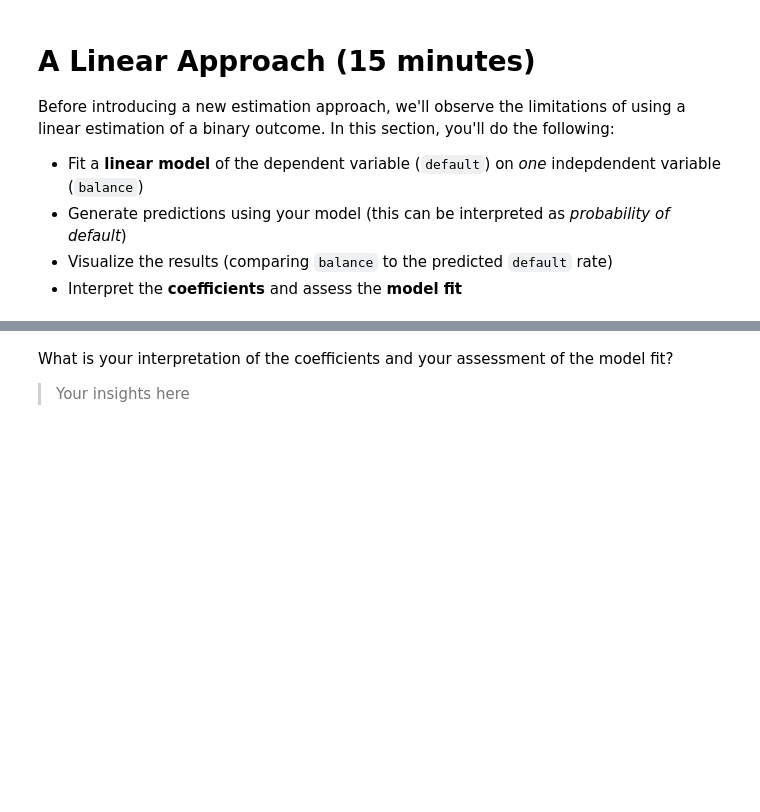
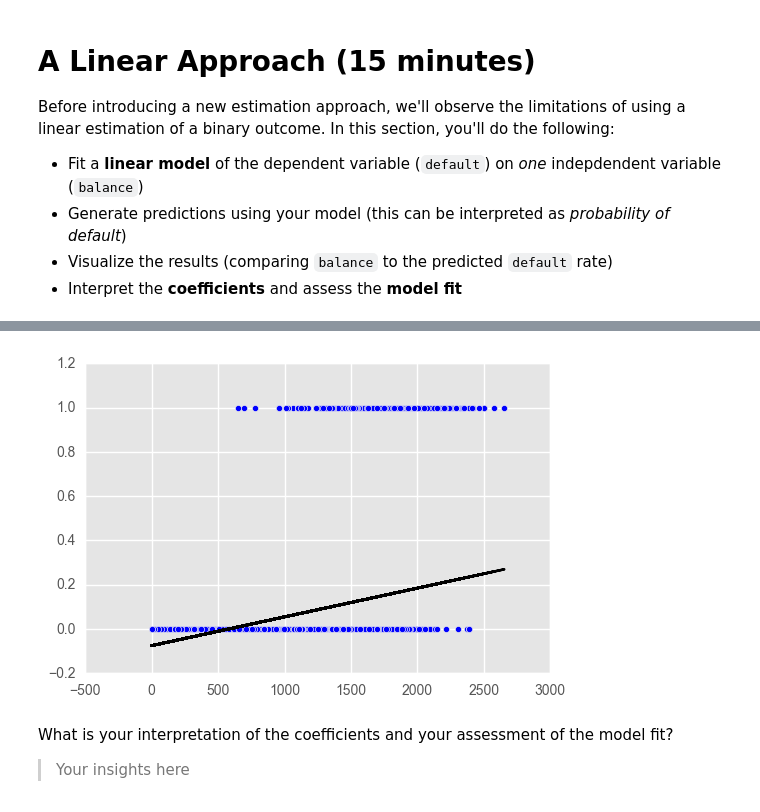
Before and after one commit to info-370/classification, a Jupyter notebook: logistic-regression/demo.ipynb, the cells around one changed output, grey strips where cells are left out. Saved outputs shown, nothing was run; the diff lists cells and outputs as text; code cells hidden in the pictures; blank space fills up the shorter version.

```diff
--- a/logistic-regression/demo.ipynb
+++ b/logistic-regression/demo.ipynb
@@ -66,3 +81,6 @@ Before introducing a new estimation approach, we'll observe the limitations of u
 - Interpret the **coefficients** and assess the **model fit**
 # %%
 # Fit a linear model of the dependent variable (default) on balance
+mod = smf.ols(formula='default ~ balance', data=df)
+res = mod.fit()
+print(res.summary())
@@ -69,7 +105,13 @@ Before introducing a new estimation approach, we'll observe the limitations of u
 # %%
 # Generate predictions using your model (this can be interpreted as probability of default)
+df['predictions'] = res.predict()
 # %%
 # Visualize the results: scatterplot of balance v.s. predcited default rate. Bonus: add actual default rate.
+plt.scatter(df.balance, df.default)
+plt.plot(df.balance, df.predictions, c='black', label='Linear Fit')
+plt.show()
+# %% [output]
+[figure, added]
 # %%
 # Interpret the **coefficients** and assess the **model fit**
 # %% [markdown]
```
Also changed, not shown: parts of 4 cells of this notebook.
